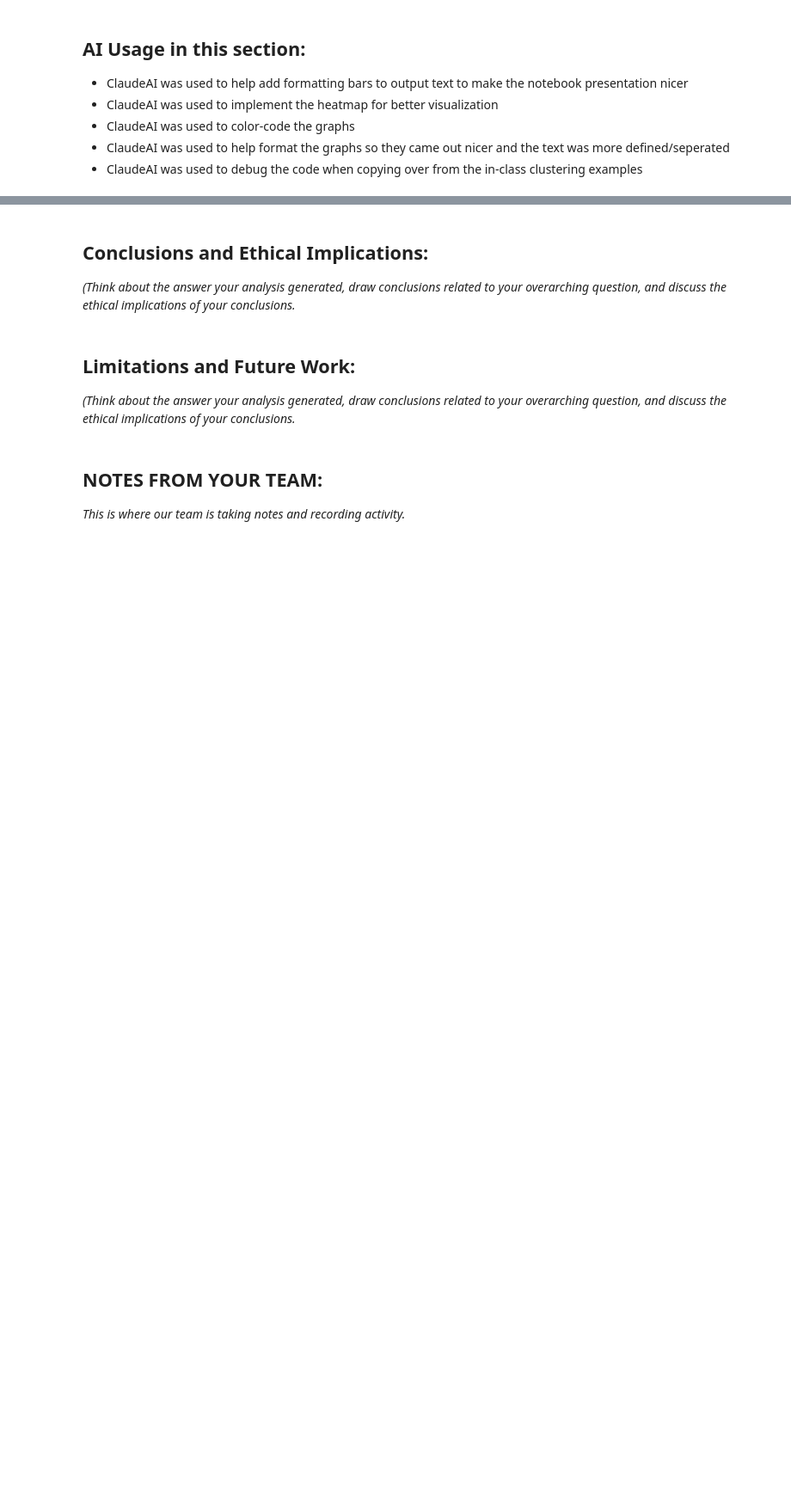
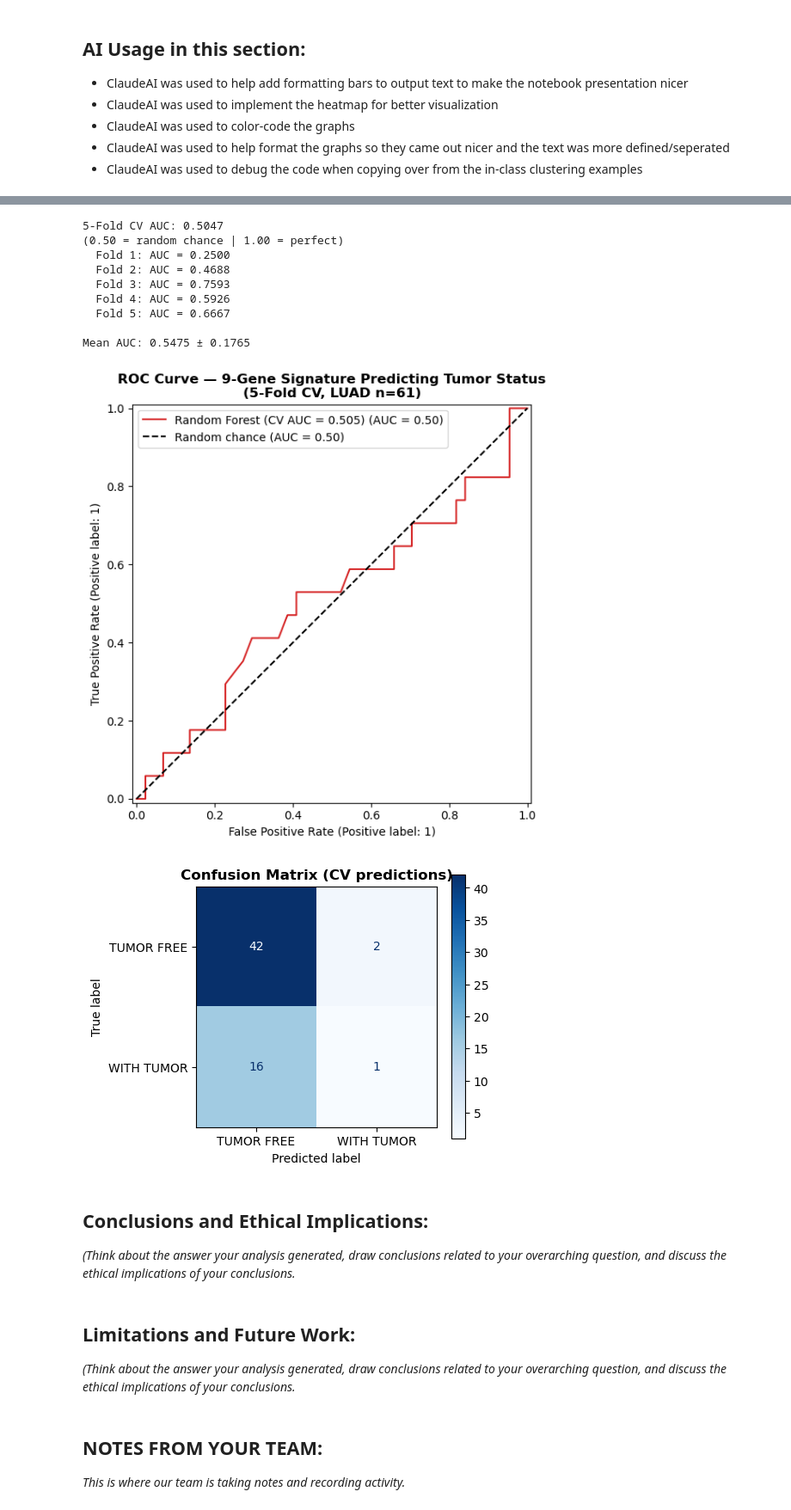
Before and after one commit to isabelvikesland/Module-4-Cancer, a Jupyter notebook: code/Module 4 Notebook.ipynb, the cells around one changed output, grey strips where cells are left out. Shown at 86% size. Drawn from its saved outputs; the diff is of its cells as text; code cells hidden in the pictures; blank space fills up the shorter version.

```diff
--- a/code/Module 4 Notebook.ipynb
+++ b/code/Module 4 Notebook.ipynb
@@ -723,3 +695,59 @@ ZeroDivisionError: division by zero
+# %%
+# ── Cross-validated AUC ───────────────────────────────────────────────────
+skf = StratifiedKFold(n_splits=5, shuffle=True, random_state=42)
+
+# Get out-of-fold predicted probabilities
+y_prob_cv = cross_val_predict(rf, X_clf, y_clf, cv=skf, method='predict_proba')[:, 1]
+auc_cv = roc_auc_score(y_clf, y_prob_cv)
+print(f'5-Fold CV AUC: {auc_cv:.4f}')
+print('(0.50 = random chance | 1.00 = perfect)')
+
+# Per-fold breakdown
+fold_aucs = []
+for fold, (tr, te) in enumerate(skf.split(X_clf, y_clf)):
+    rf_fold = RandomForestClassifier(n_estimators=500, class_weight='balanced',
+                                      random_state=42, max_features='sqrt')
+    rf_fold.fit(X_clf[tr], y_clf[tr])
+    prob = rf_fold.predict_proba(X_clf[te])[:, 1]
+    auc = roc_auc_score(y_clf[te], prob)
+    fold_aucs.append(auc)
+    print(f'  Fold {fold+1}: AUC = {auc:.4f}')
+
+print(f'\nMean AUC: {np.mean(fold_aucs):.4f} ± {np.std(fold_aucs):.4f}')
+
+# ── ROC curve ─────────────────────────────────────────────────────────────
+fig, ax = plt.subplots(figsize=(7, 6))
+RocCurveDisplay.from_predictions(y_clf, y_prob_cv, ax=ax,
+                                  name=f'Random Forest (CV AUC = {auc_cv:.3f})',
+                                  color='#d62728')
+ax.plot([0,1],[0,1], 'k--', label='Random chance (AUC = 0.50)')
+ax.set_title('ROC Curve — 9-Gene Signature Predicting Tumor Status\n(5-Fold CV, LUAD n={})'.format(len(clf_df)),
+             fontweight='bold')
+ax.legend(fontsize=10)
+plt.tight_layout()
+plt.show()
+
+# ── Confusion matrix ──────────────────────────────────────────────────────
+y_pred_cv = (y_prob_cv >= 0.5).astype(int)
+fig, ax = plt.subplots(figsize=(5, 4))
+ConfusionMatrixDisplay.from_predictions(y_clf, y_pred_cv,
+                                         display_labels=['TUMOR FREE', 'WITH TUMOR'],
+                                         cmap='Blues', ax=ax)
+ax.set_title('Confusion Matrix (CV predictions)', fontweight='bold')
+plt.tight_layout()
+plt.show()
+# %% [output]
+5-Fold CV AUC: 0.5047
+(0.50 = random chance | 1.00 = perfect)
+  Fold 1: AUC = 0.2500
+  Fold 2: AUC = 0.4688
+  Fold 3: AUC = 0.7593
+  Fold 4: AUC = 0.5926
+  Fold 5: AUC = 0.6667
+
+Mean AUC: 0.5475 ± 0.1765
+[figure, added]
+[figure, added]
 # %% [markdown]
 ## Conclusions and Ethical Implications:
 *(Think about the answer your analysis generated, draw conclusions related to your overarching question, and discuss the ethical implications of your conclusions.*
```
Also changed, not shown: parts of 4 cells of this notebook.
